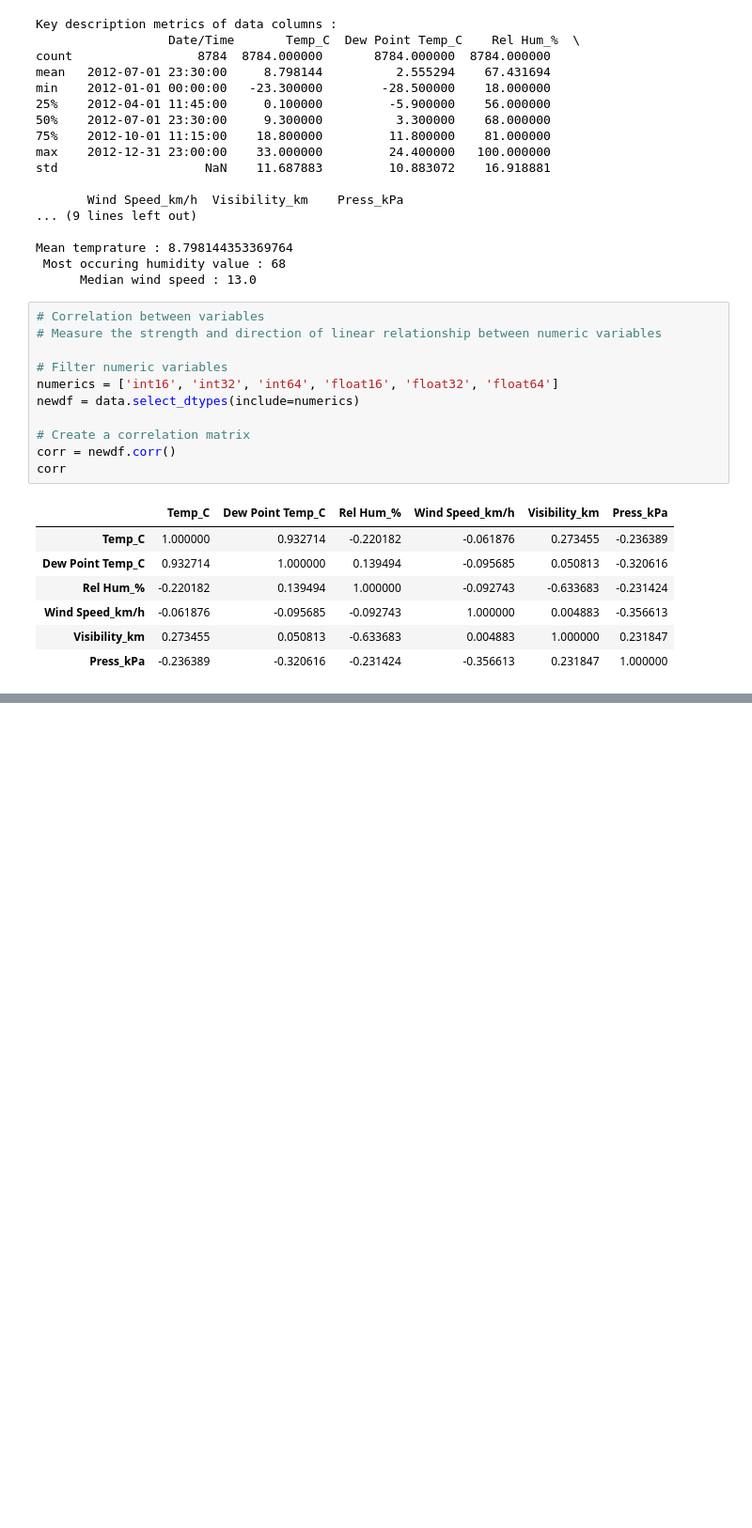
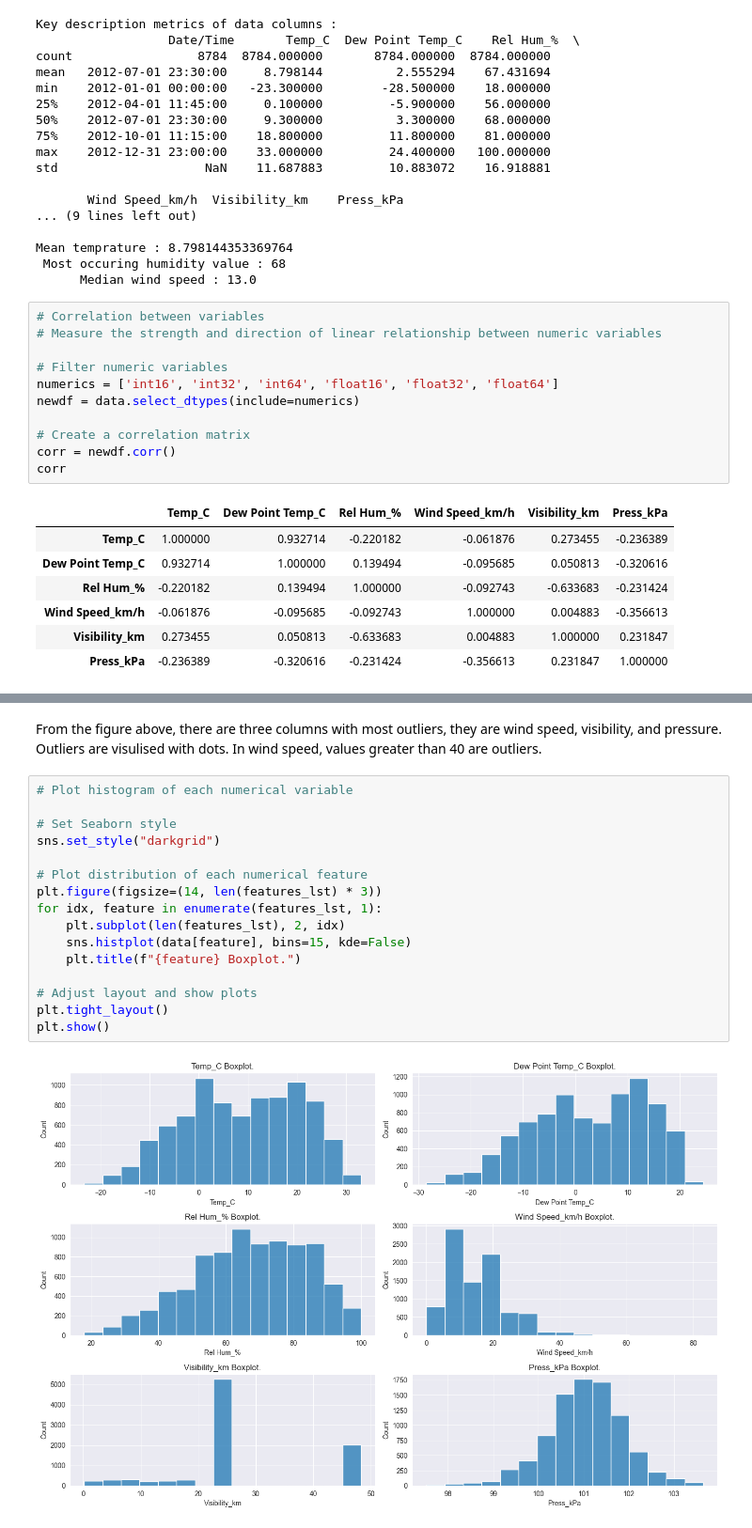
Before and after one commit to kechcole/LUX_DEV_PROGRAM, a Jupyter notebook: Assignments/Scripts_Wk_2/Python.ipynb, the cells around one changed output, grey strips where cells are left out. Shown at 94% size. Saved outputs shown, nothing was run; the diff lists cells and outputs as text; blank space fills up the shorter version.

Commit message:
handling outlier

```diff
--- a/Assignments/Scripts_Wk_2/Python.ipynb
+++ b/Assignments/Scripts_Wk_2/Python.ipynb
@@ -214,0 +246,20 @@ features_lst
+# %% [markdown]
+From the figure above, there are three columns with most outliers, they are wind speed, visibility, and pressure. Outliers are visulised with dots. In wind speed, values greater than 40 are outliers.
+# %%
+# Plot histogram of each numerical variable
+
+# Set Seaborn style
+sns.set_style("darkgrid")
+
+# Plot distribution of each numerical feature
+plt.figure(figsize=(14, len(features_lst) * 3))
+for idx, feature in enumerate(features_lst, 1):
+    plt.subplot(len(features_lst), 2, idx)
+    sns.histplot(data[feature], bins=15, kde=False)
+    plt.title(f"{feature} Boxplot.")
+
+# Adjust layout and show plots
+plt.tight_layout()
+plt.show()
+# %% [output]
+[figure, added]
```
Also changed, not shown: parts of 10 cells of this notebook, 1 other file.
